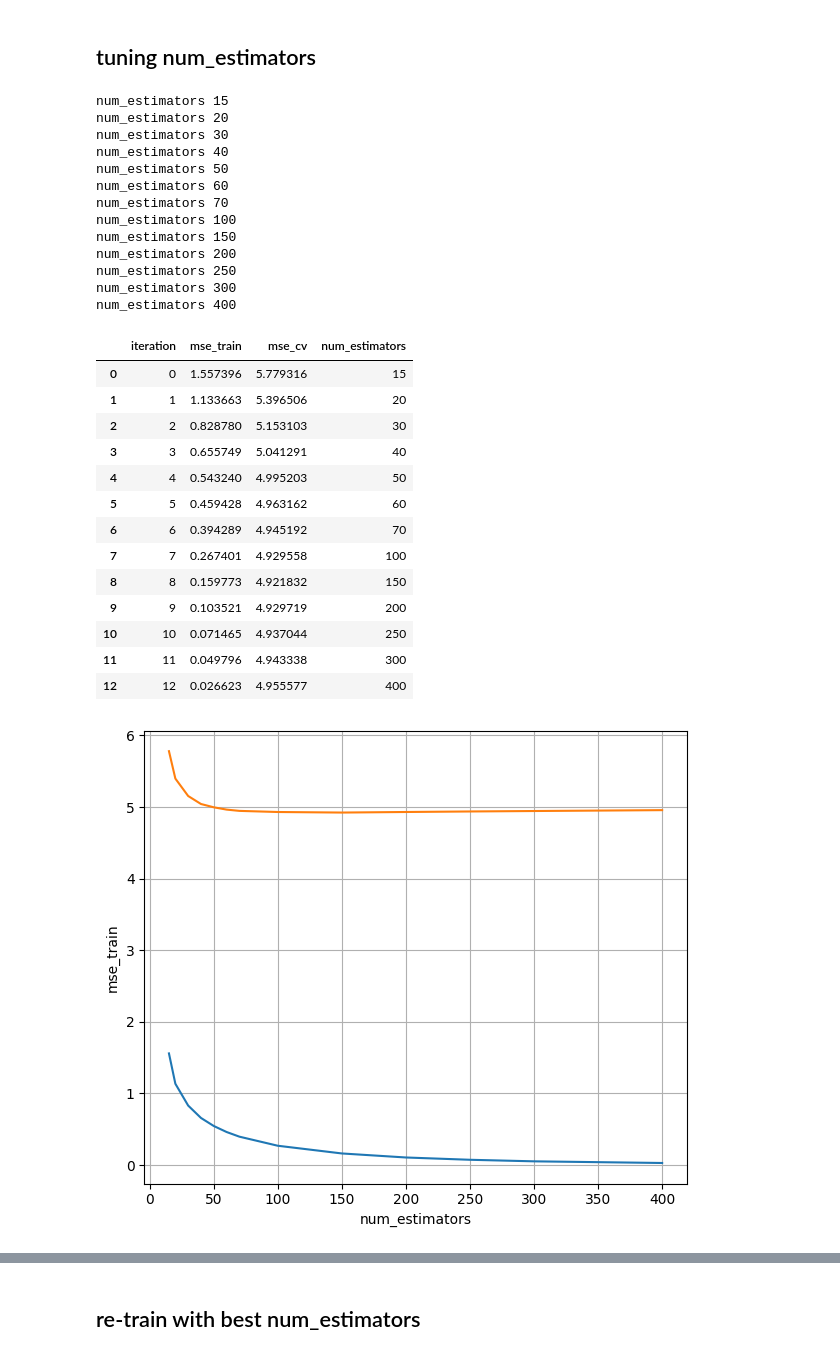
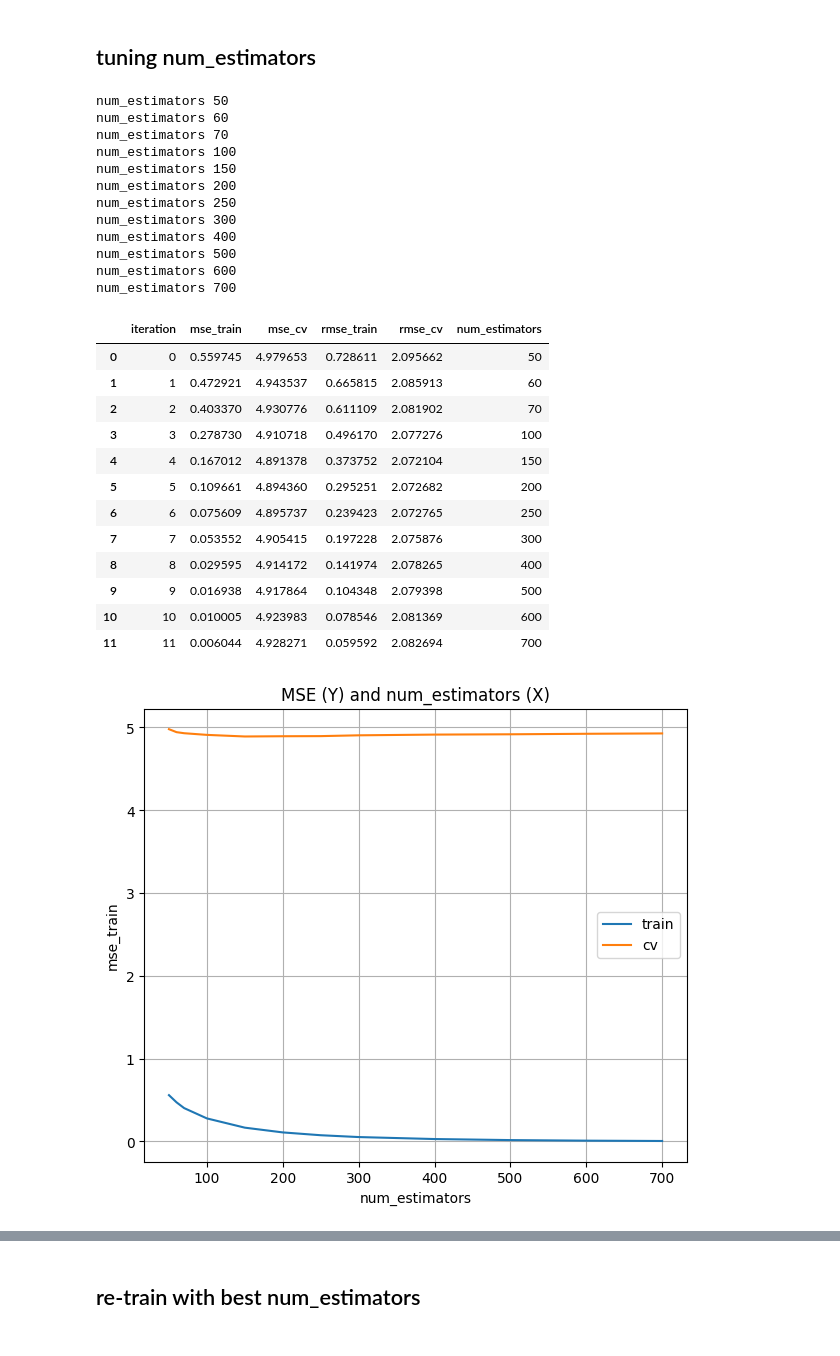
Before and after one commit to sagarsrc/telcom-churn-prediction-cs, a Jupyter notebook: notebooks/010_modelling_regression_XgBoost.ipynb, the cells around one changed output, grey strips where cells are left out. Cells and saved outputs as stored; diff of their text form; code cells hidden in the pictures.

```diff
--- a/notebooks/010_modelling_regression_XgBoost.ipynb
+++ b/notebooks/010_modelling_regression_XgBoost.ipynb
@@ -55,7 +55,7 @@ tune num_estimators first
 # %% [markdown]
 ## tuning num_estimators
 # %%
-num_estimators_list = [15, 20, 30, 40, 50, 60, 70, 100, 150, 200, 250, 300, 400]
+num_estimators_list = [50, 60, 70, 100, 150, 200, 250, 300, 400, 500, 600, 700]
 
 tscv_loss_dict = {}
 for ix, ne in enumerate(num_estimators_list):
@@ -84,19 +84,24 @@ for ix, ne in enumerate(num_estimators_list):
         # get log los train
         y_pred_train_mse = clf.predict(x_train_req)
         mse_train = mean_squared_error(y_train_req, y_pred_train_mse)
+        rmse_train = mean_squared_error(y_train_req, y_pred_train_mse, squared=False)
 
         # get log los cv set
         y_pred_val_mse = clf.predict(x_cv_req)
         mse_cv = mean_squared_error(y_cv_req, y_pred_val_mse)
+        rmse_cv = mean_squared_error(y_cv_req, y_pred_val_mse, squared=False)
 
-        tscv_loss_list.append({"mse_train": mse_train, "mse_cv": mse_cv})
+        tscv_loss_list.append(
+            {
+                "mse_train": mse_train,
+                "rmse_train": rmse_train,
+                "mse_cv": mse_cv,
+                "rmse_cv": rmse_cv,
+            }
+        )
 
     tscv_loss_dict[ix] = tscv_loss_list
 # %% [output]
-num_estimators 15
-num_estimators 20
-num_estimators 30
-num_estimators 40
 num_estimators 50
 num_estimators 60
 num_estimators 70
@@ -106,6 +111,9 @@ num_estimators 200
 num_estimators 250
 num_estimators 300
 num_estimators 400
+num_estimators 500
+num_estimators 600
+num_estimators 700
 # %%
 df_tscv = pd.DataFrame(tscv_loss_dict.items()).rename(
     columns={0: "iteration", 1: "losses"}
@@ -114,31 +122,41 @@ df_tscv = pd.DataFrame(tscv_loss_dict.items()).rename(
 df_tscv["mse_train"] = df_tscv["losses"].apply(
     lambda x: np.mean([i["mse_train"] for i in x])
 )
+df_tscv["rmse_train"] = df_tscv["losses"].apply(
+    lambda x: np.mean([i["rmse_train"] for i in x])
+)
 df_tscv["mse_cv"] = df_tscv["losses"].apply(lambda x: np.mean([i["mse_cv"] for i in x]))
+df_tscv["rmse_cv"] = df_tscv["losses"].apply(
+    lambda x: np.mean([i["rmse_cv"] for i in x])
+)
 
 
 df_tscv["num_estimators"] = num_estimators_list
-df_tscv = df_tscv.drop(columns=["losses"])
+df_tscv = df_tscv.drop(columns=["losses"])[
+    ["iteration", "mse_train", "mse_cv", "rmse_train", "rmse_cv", "num_estimators"]
+]
 df_tscv
 # %% [output]
-|  | iteration | mse_train | mse_cv | num_estimators |
-| 0 | 0 | 1.557396 | 5.779316 | 15 |
-| 1 | 1 | 1.133663 | 5.396506 | 20 |
-| 2 | 2 | 0.828780 | 5.153103 | 30 |
-| 3 | 3 | 0.655749 | 5.041291 | 40 |
-| 4 | 4 | 0.543240 | 4.995203 | 50 |
-| 5 | 5 | 0.459428 | 4.963162 | 60 |
-| 6 | 6 | 0.394289 | 4.945192 | 70 |
-| 7 | 7 | 0.267401 | 4.929558 | 100 |
-| 8 | 8 | 0.159773 | 4.921832 | 150 |
-| 9 | 9 | 0.103521 | 4.929719 | 200 |
-| 10 | 10 | 0.071465 | 4.937044 | 250 |
-| 11 | 11 | 0.049796 | 4.943338 | 300 |
-| 12 | 12 | 0.026623 | 4.955577 | 400 |
+|  | iteration | mse_train | mse_cv | rmse_train | rmse_cv | num_estimators |
+| 0 | 0 | 0.559745 | 4.979653 | 0.728611 | 2.095662 | 50 |
+| 1 | 1 | 0.472921 | 4.943537 | 0.665815 | 2.085913 | 60 |
+| 2 | 2 | 0.403370 | 4.930776 | 0.611109 | 2.081902 | 70 |
+| 3 | 3 | 0.278730 | 4.910718 | 0.496170 | 2.077276 | 100 |
+| 4 | 4 | 0.167012 | 4.891378 | 0.373752 | 2.072104 | 150 |
+| 5 | 5 | 0.109661 | 4.894360 | 0.295251 | 2.072682 | 200 |
+| 6 | 6 | 0.075609 | 4.895737 | 0.239423 | 2.072765 | 250 |
+| 7 | 7 | 0.053552 | 4.905415 | 0.197228 | 2.075876 | 300 |
+| 8 | 8 | 0.029595 | 4.914172 | 0.141974 | 2.078265 | 400 |
+| 9 | 9 | 0.016938 | 4.917864 | 0.104348 | 2.079398 | 500 |
+| 10 | 10 | 0.010005 | 4.923983 | 0.078546 | 2.081369 | 600 |
+| 11 | 11 | 0.006044 | 4.928271 | 0.059592 | 2.082694 | 700 |
 # %%
 plt.figure(figsize=[7, 6], dpi=100)
+plt.title(f"MSE (Y) and num_estimators (X)")
 sns.lineplot(y="mse_train", x="num_estimators", data=df_tscv)
 sns.lineplot(y="mse_cv", x="num_estimators", data=df_tscv)
+
+plt.legend(["train", "cv"])
 plt.grid()
 # %% [output]
-[figure, old version]
+[figure, new version]
```
Also changed, not shown: parts of 13 cells of this notebook, 1 other file.
